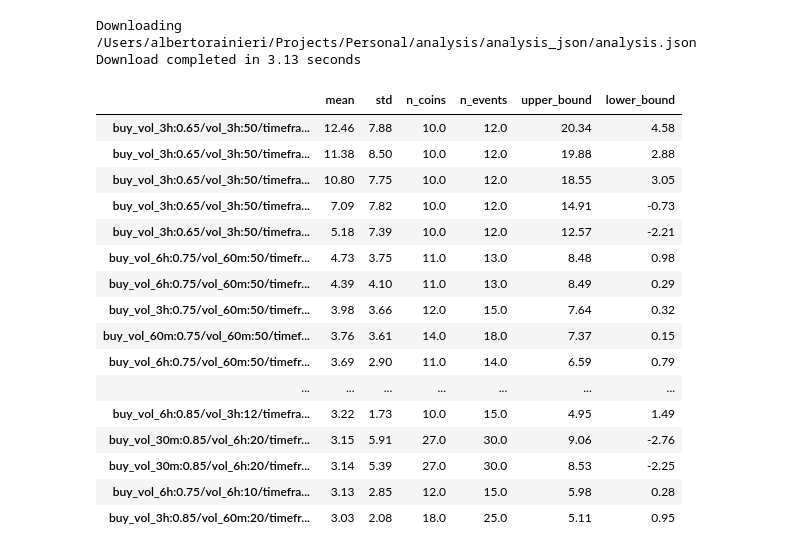
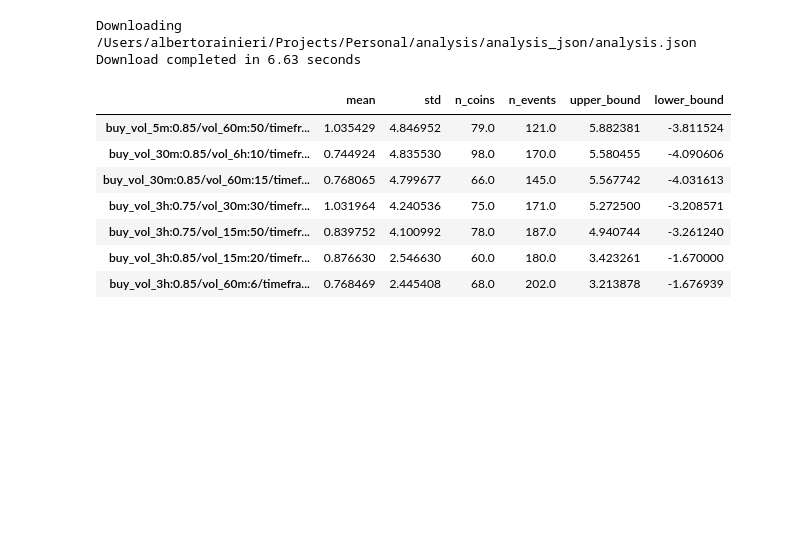
Before and after one commit to albertoRainieri/Crypto_Trading_System, a Jupyter notebook: analysis/Analysis.ipynb, the cells around one changed output. Saved outputs shown, nothing was run; the diff lists cells and outputs as text; code cells hidden in the pictures; blank space fills up the shorter version.

```diff
--- a/analysis/Analysis.ipynb
+++ b/analysis/Analysis.ipynb
@@ -129,40 +130,32 @@ Download completed in 2.83 seconds
 # %%
 # DOWNLOAD AND SHOW OUTPUT FROM TOTAL MULTIPROCESSING
 from Functions import download_show_output
 import pandas as pd
 pd.set_option('display.max_rows', None)
 
-minimum_event_number = 10
-minimum_coin_number = 10
-mean_threshold = 3
+minimum_event_number = 100
+minimum_coin_number = 5
+mean_threshold = 0.7
 lb_threshold = -15
 frequency_threshold = 2
 group_coins = True
-best_coins_volatility = 10
+best_coins_volatility = 1
+std_multiplier = 3
 
 output, info = download_show_output(minimum_event_number=minimum_event_number, minimum_coin_number=minimum_coin_number,
                                       mean_threshold=mean_threshold, lb_threshold=lb_threshold, frequency_threshold=frequency_threshold,
-                                       group_coins=group_coins, best_coins_volatility=best_coins_volatility)
+                                       group_coins=group_coins, best_coins_volatility=best_coins_volatility, std_multiplier=std_multiplier)
 df = pd.DataFrame(output).transpose()
-df.sort_values(by=['mean'], ascending=False)
+df.sort_values(by=['upper_bound'], ascending=False)
 #df.sort_values(by=['lower_bound'], ascending=False)
 # %% [output]
 Downloading /Users/albertorainieri/Projects/Personal/analysis/analysis_json/analysis.json
-Download completed in 3.13 seconds
+Download completed in 6.63 seconds
 |  | mean | std | n_coins | n_events | upper_bound | lower_bound |
-| buy_vol_3h:0.65/vol_3h:50/timefra... | 12.46 | 7.88 | 10.0 | 12.0 | 20.34 | 4.58 |
-| buy_vol_3h:0.65/vol_3h:50/timefra... | 11.38 | 8.50 | 10.0 | 12.0 | 19.88 | 2.88 |
-| buy_vol_3h:0.65/vol_3h:50/timefra... | 10.80 | 7.75 | 10.0 | 12.0 | 18.55 | 3.05 |
-| buy_vol_3h:0.65/vol_3h:50/timefra... | 7.09 | 7.82 | 10.0 | 12.0 | 14.91 | -0.73 |
-| buy_vol_3h:0.65/vol_3h:50/timefra... | 5.18 | 7.39 | 10.0 | 12.0 | 12.57 | -2.21 |
-| buy_vol_6h:0.75/vol_60m:50/timefr... | 4.73 | 3.75 | 11.0 | 13.0 | 8.48 | 0.98 |
-| buy_vol_6h:0.75/vol_60m:50/timefr... | 4.39 | 4.10 | 11.0 | 13.0 | 8.49 | 0.29 |
-| buy_vol_3h:0.75/vol_60m:50/timefr... | 3.98 | 3.66 | 12.0 | 15.0 | 7.64 | 0.32 |
-| buy_vol_60m:0.75/vol_60m:50/timef... | 3.76 | 3.61 | 14.0 | 18.0 | 7.37 | 0.15 |
-| buy_vol_6h:0.75/vol_60m:50/timefr... | 3.69 | 2.90 | 11.0 | 14.0 | 6.59 | 0.79 |
-| ... | ... | ... | ... | ... | ... | ... |
-| buy_vol_6h:0.85/vol_3h:12/timefra... | 3.22 | 1.73 | 10.0 | 15.0 | 4.95 | 1.49 |
-| buy_vol_30m:0.85/vol_6h:20/timefr... | 3.15 | 5.91 | 27.0 | 30.0 | 9.06 | -2.76 |
-| buy_vol_30m:0.85/vol_6h:20/timefr... | 3.14 | 5.39 | 27.0 | 30.0 | 8.53 | -2.25 |
-| buy_vol_6h:0.75/vol_6h:10/timefra... | 3.13 | 2.85 | 12.0 | 15.0 | 5.98 | 0.28 |
-| buy_vol_3h:0.85/vol_60m:20/timefr... | 3.03 | 2.08 | 18.0 | 25.0 | 5.11 | 0.95 |
+| buy_vol_5m:0.85/vol_60m:50/timefr... | 1.035429 | 4.846952 | 79.0 | 121.0 | 5.882381 | -3.811524 |
+| buy_vol_30m:0.85/vol_6h:10/timefr... | 0.744924 | 4.835530 | 98.0 | 170.0 | 5.580455 | -4.090606 |
+| buy_vol_30m:0.85/vol_60m:15/timef... | 0.768065 | 4.799677 | 66.0 | 145.0 | 5.567742 | -4.031613 |
+| buy_vol_3h:0.75/vol_30m:30/timefr... | 1.031964 | 4.240536 | 75.0 | 171.0 | 5.272500 | -3.208571 |
+| buy_vol_3h:0.75/vol_15m:50/timefr... | 0.839752 | 4.100992 | 78.0 | 187.0 | 4.940744 | -3.261240 |
+| buy_vol_3h:0.85/vol_15m:20/timefr... | 0.876630 | 2.546630 | 60.0 | 180.0 | 3.423261 | -1.670000 |
+| buy_vol_3h:0.85/vol_60m:6/timefra... | 0.768469 | 2.445408 | 68.0 | 202.0 | 3.213878 | -1.676939 |
```
Also changed, not shown: parts of 16 cells of this notebook, 4 other files.
